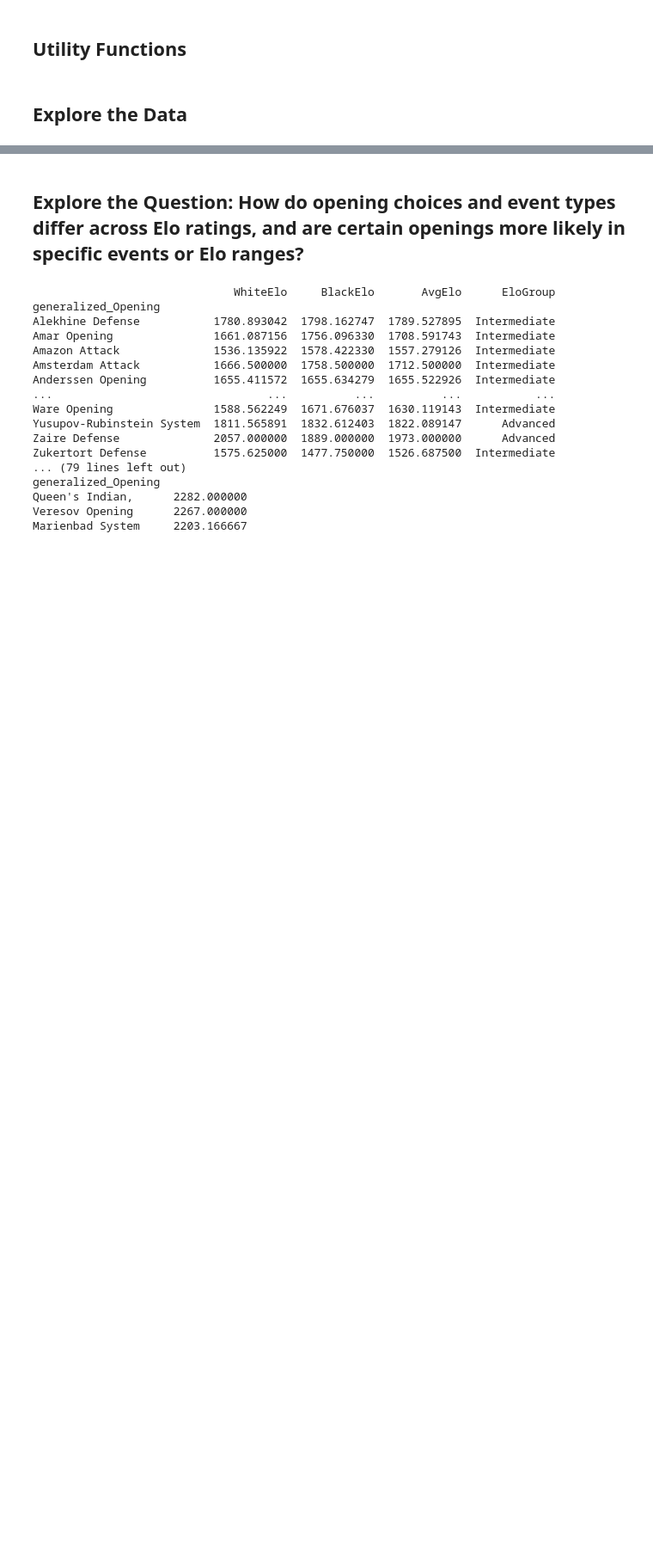
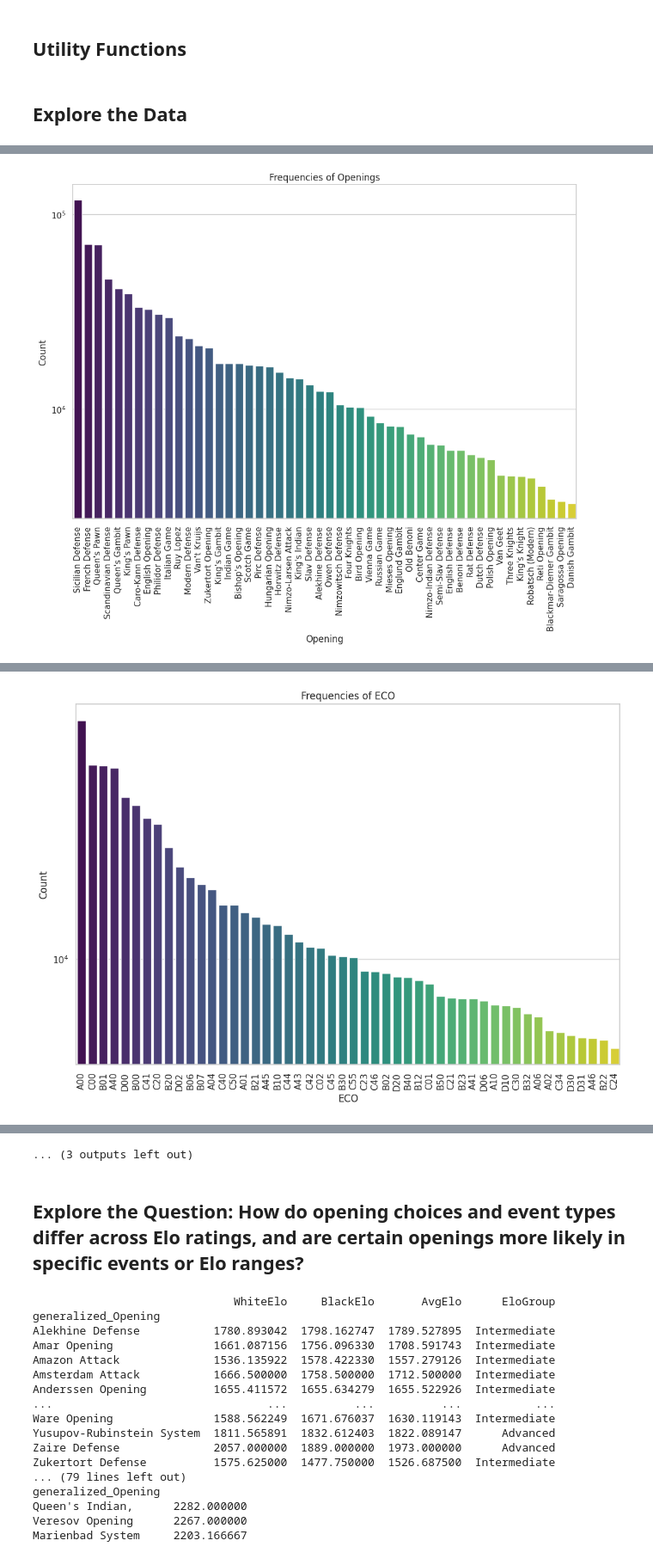
Before and after one commit to ktranfaglia1/DSCI470, a Jupyter notebook: TheProject/ChessAnalysis.ipynb, the cells around one changed output, grey strips where cells are left out. Shown: that part at 86% size. Saved outputs shown, nothing was run; the diff lists cells and outputs as text; code cells hidden in the pictures; blank space fills up the shorter version.

```diff
--- a/TheProject/ChessAnalysis.ipynb
+++ b/TheProject/ChessAnalysis.ipynb
@@ -69,57 +69,84 @@ def classify_elo(elo):
 # %% [markdown]
 ## Explore the Data ##
 # %%
+'''Display basic information on the data'''
 # Display some data, statistics, and summary info
 print(df_chess.describe())
 print("\n", df_chess.head())
 
+'''Add five new columns to the dataset for analysis'''
+# Create a new column for the Elo group of each player
+df_chess['WhiteEloGroup'] = df_chess['WhiteElo'].apply(classify_elo)
+df_chess['BlackEloGroup'] = df_chess['BlackElo'].apply(classify_elo)
+
+# Calculate average Elo and Elo group based on the average Elo for each game and add to the DataFrame
+df_chess['AvgElo'] = df_chess[['WhiteElo', 'BlackElo']].mean(axis=1)
+df_chess['EloGroup'] = df_chess['AvgElo'].apply(classify_elo)
+
 # Create a new column with generalized openings (group all opening variations)
 df_chess['generalized_Opening'] = df_chess['Opening'].apply(extract_first_two_words)
 
+'''Get the mode for each feature, display the values in descending order, and represent it with a bar plot figure'''
 # Get and display data fequencies for some features
-opening_counts = df_chess['generalized_Opening'].value_counts().sort_index()
+opening_counts = df_chess['generalized_Opening'].value_counts().sort_values(ascending=False)
 print("\nFrequency of", opening_counts)
 plot_frequencies(opening_counts, 'Frequencies of Openings', 'Opening', 'Count')
 
-ECO_counts = df_chess['ECO'].value_counts().sort_index()
+ECO_counts = df_chess['ECO'].value_counts().sort_values(ascending=False)
 print("\nFrequency of", ECO_counts)
 plot_frequencies(ECO_counts, 'Frequencies of ECO', 'ECO', 'Count')
 
-time_control_counts = df_chess['TimeControl'].value_counts().sort_index()
+time_control_counts = df_chess['TimeControl'].value_counts().sort_values(ascending=False)
 print("\nFrequency of", time_control_counts)
 plot_frequencies(time_control_counts, 'Frequencies of Time Control', 'Time Control', 'Count')
 
-event_counts = df_chess['Event'].value_counts().sort_index()
+event_counts = df_chess['Event'].value_counts().sort_values(ascending=False)
 print("\nFrequency of", event_counts)
 plot_frequencies(event_counts, 'Frequencies of Events', 'Event', 'Count')
 
-termination_counts = df_chess['Termination'].value_counts().sort_index()
+termination_counts = df_chess['Termination'].value_counts().sort_values(ascending=False)
 print("\nFrequency of", termination_counts)
 plot_frequencies(termination_counts, 'Frequencies of Terminations', 'Termination', 'Count')
 
+elo_group_counts = df_chess['EloGroup'].value_counts().sort_values(ascending=False)
+print("\nFrequency of", elo_group_counts)
+plot_frequencies(elo_group_counts, 'Frequencies of Elo Groups', 'Elo Group', 'Count')
 
-df_chess[['BlackElo', 'WhiteElo']].plot(kind='hist', bins=50, alpha=0.5, title='Elo Distribution', figsize=(10, 8))
+'''Plot a historgram and boxplots for Elo distributions by event'''
+df_chess[['AvgElo']].plot(kind='hist', bins=50, alpha=0.5, title='Elo Distribution', figsize=(10, 8))
 
-# Create the boxplot with subplots for White and Black Elo ratings
-fig, axes = plt.subplots(nrows=1, ncols=2, figsize=(12, 6))
+# Create the boxplot for Average Elo ratings by Event
+plt.figure(figsize=(10, 8))
+df_chess.boxplot(column='AvgElo', by='Event')
 
-# Boxplot for WhiteElo
-df_chess.boxplot(column='WhiteElo', by='Event', ax=axes[0])
-axes[0].set_title('White Elo Distribution by Event')
-axes[0].set_xlabel('Event')
-axes[0].set_ylabel('White Elo')
+plt.title('Average Elo Distribution by Event')
+plt.xlabel('Event')
+plt.ylabel('Average Elo')
 
-# Boxplot for BlackElo
-df_chess.boxplot(column='BlackElo', by='Event', ax=axes[1])
-axes[1].set_title('Black Elo Distribution by Event')
-axes[1].set_xlabel('Event')
-axes[1].set_ylabel('Black Elo')
+plt.xticks(rotation=45, ha='right')
+plt.suptitle('')  # Remove the automatic generated title
+plt.show()
 
-# Rotate x-axis labels for both subplots
-for ax in axes:
-    plt.sca(ax)
-    plt.xticks(rotation=45, ha='right')
+# # Create the boxplot with subplots for White and Black Elo ratings
+# fig, axes = plt.subplots(nrows=1, ncols=2, figsize=(12, 6))
 
-plt.suptitle('')  # Remove the automatic generated title
-plt.show()  # Show the plot
+# # Boxplot for WhiteElo
+# df_chess.boxplot(column='WhiteElo', by='Event', ax=axes[0])
+# axes[0].set_title('White Elo Distribution by Event')
+# axes[0].set_xlabel('Event')
+# axes[0].set_ylabel('White Elo')
+
+# # Boxplot for BlackElo
+# df_chess.boxplot(column='BlackElo', by='Event', ax=axes[1])
+# axes[1].set_title('Black Elo Distribution by Event')
+# axes[1].set_xlabel('Event')
+# axes[1].set_ylabel('Black Elo')
+
+# # Rotate x-axis labels for both subplots
+# for ax in axes:
+#     plt.sca(ax)
+#     plt.xticks(rotation=45, ha='right')
+
+# plt.suptitle('')  # Remove the automatic generated title
+# plt.show()
 # %% [output]
@@ -142,0 +170 @@ Correspondence        1652.631482  1656.089052  1654.360267
+[figure, added]
@@ -142,0 +184 @@ Correspondence        1652.631482  1656.089052  1654.360267
+[figure, added]
@@ -143,3 +224,4 @@ Correspondence        1652.631482  1656.089052  1654.360267
+... (3 outputs left out)
 # %% [markdown]
 ## Explore the Question: How do opening choices and event types differ across Elo ratings, and are certain openings more likely in specific events or Elo ranges? ##
 # %%
```
Also changed, not shown: parts of 2 cells of this notebook.
